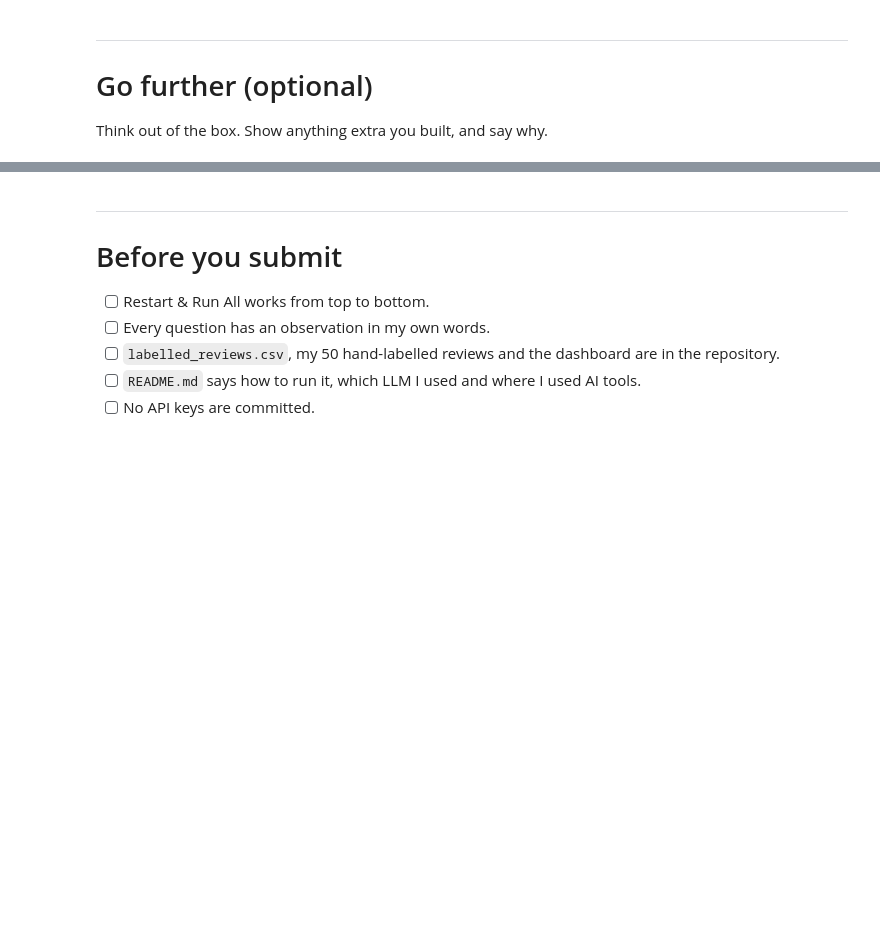
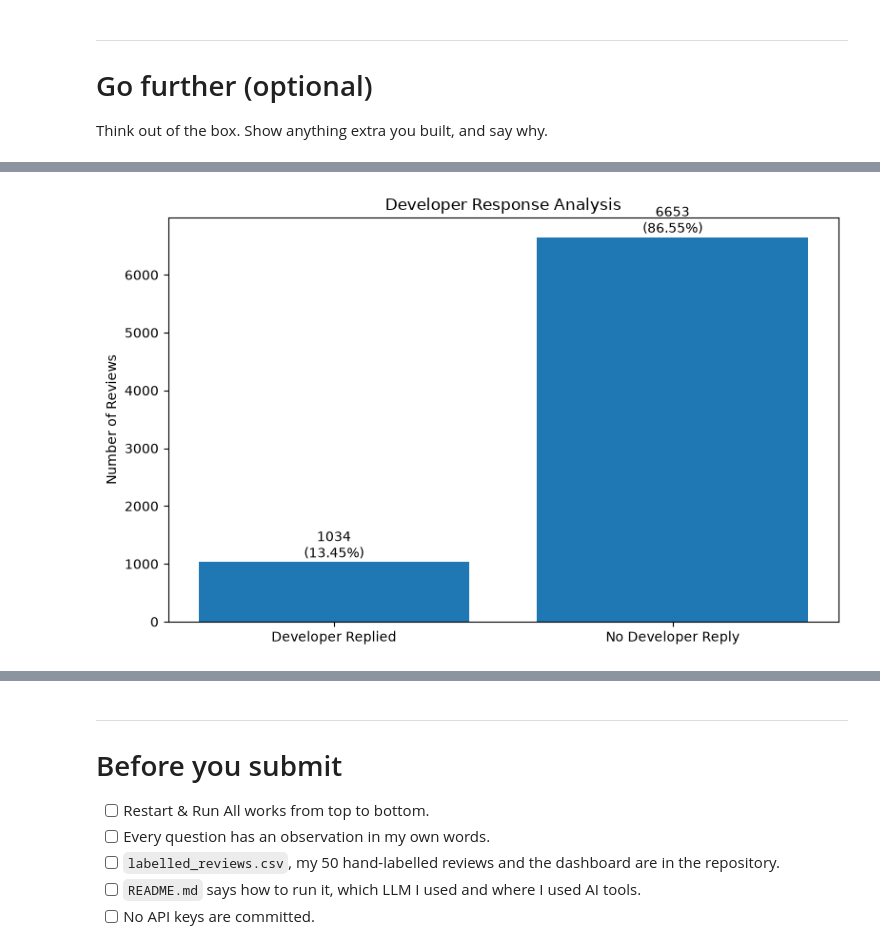
Before and after one commit to vishal0205/Google-Photo-Review-Analyser-, a Jupyter notebook: Review_Analyser_Starter.ipynb, the cells around one changed output, grey strips where cells are left out. Saved outputs shown, nothing was run; the diff lists cells and outputs as text; code cells hidden in the pictures; blank space fills up the shorter version.

```diff
--- a/Review_Analyser_Starter.ipynb
+++ b/Review_Analyser_Starter.ipynb
@@ -3295,4 +3401,93 @@ What would you do next with one more week?
 Think out of the box. Show anything extra you built, and say why.
 # %%
 # Your code here
+import matplotlib.pyplot as plt
+import pandas as pd
+
+# Developer response analysis
+reply_counts = df["developer_replied"].value_counts()
+
+replied = reply_counts.get(1, 0)
+not_replied = reply_counts.get(0, 0)
+total = len(df)
+
+reply_analysis = pd.DataFrame({
+    "Response Status": ["Developer Replied", "No Developer Reply"],
+    "Reviews": [replied, not_replied],
+    "Percentage": [
+        round(replied / total * 100, 2),
+        round(not_replied / total * 100, 2)
+    ]
+})
+
+display(reply_analysis)
+
+# Visualisation
+plt.figure(figsize=(8, 5))
+
+bars = plt.bar(
+    reply_analysis["Response Status"],
+    reply_analysis["Reviews"]
+)
+
+plt.title("Developer Response Analysis")
+plt.ylabel("Number of Reviews")
+
+for bar, percentage in zip(bars, reply_analysis["Percentage"]):
+    plt.text(
+        bar.get_x() + bar.get_width() / 2,
+        bar.get_height(),
+        f"{int(bar.get_height())}\n({percentage}%)",
+        ha="center",
+        va="bottom"
+    )
+
+plt.tight_layout()
+plt.show()
+
+# Developer response rate by star rating
+
+rating_response = (
+    df.groupby("rating")["developer_replied"]
+    .agg(["count", "sum", "mean"])
+    .reset_index()
+)
+
+rating_response.columns = [
+    "Star Rating",
+    "Total Reviews",
+    "Developer Replies",
+    "Response Rate"
+]
+
+rating_response["Response Rate"] = (
+    rating_response["Response Rate"] * 100
+).round(2)
+
+display(rating_response)
+
+# Visualisation
+plt.figure(figsize=(8, 5))
+
+bars = plt.bar(
+    rating_response["Star Rating"],
+    rating_response["Response Rate"]
+)
+
+plt.title("Developer Response Rate by Star Rating")
+plt.xlabel("Star Rating")
+plt.ylabel("Response Rate (%)")
+plt.xticks([1, 2, 3, 4, 5])
+
+for bar in bars:
+    plt.text(
+        bar.get_x() + bar.get_width() / 2,
+        bar.get_height(),
+        f"{bar.get_height():.1f}%",
+        ha="center",
+        va="bottom"
+    )
+
+plt.tight_layout()
+plt.show()
 # %% [output]
@@ -3300,0 +3497 @@ Python executable: c:\Users\Visha\OneDrive\Documents\Review Analyser Assignment\
+[figure, added]
```
Also changed, not shown: parts of 11 cells of this notebook, 4 other files.
